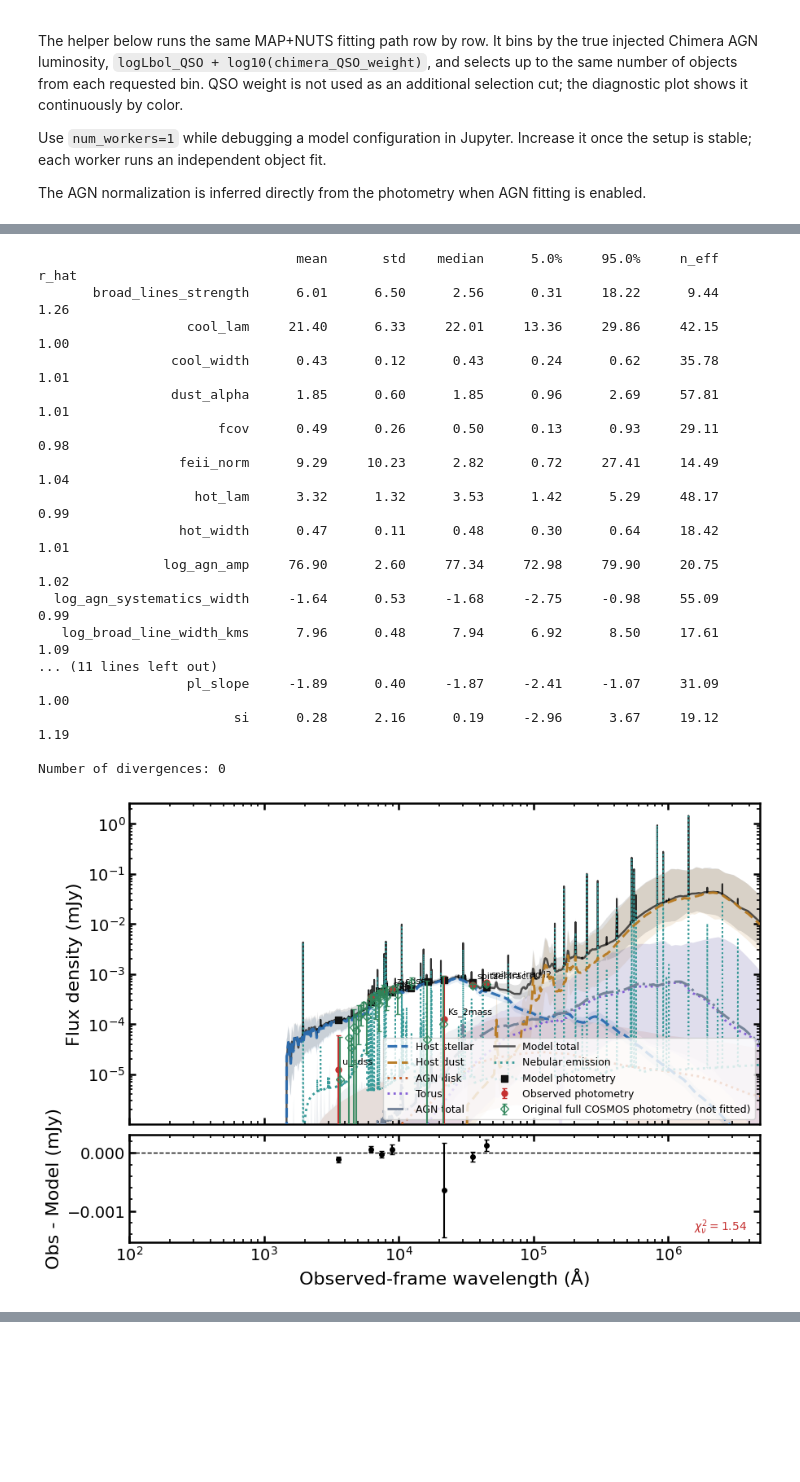
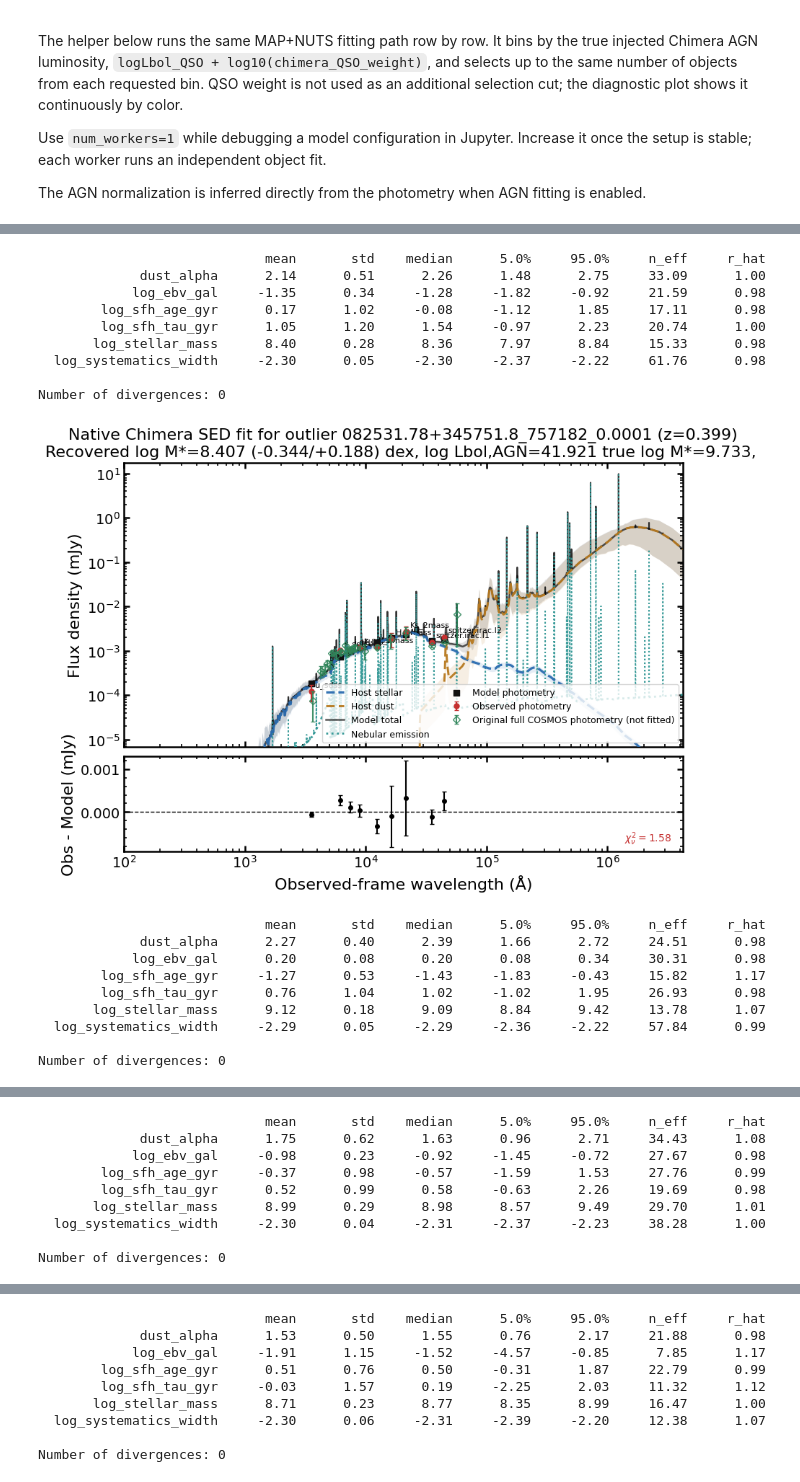
Before and after one commit to burke86/grahspj, a Jupyter notebook: notebooks/03_chimera_benchmarks.ipynb, the cells around one changed output, grey strips where cells are left out. Cells and saved outputs as stored; diff of their text form; code cells hidden in the pictures; blank space fills up the shorter version.

```diff
--- a/notebooks/03_chimera_benchmarks.ipynb
+++ b/notebooks/03_chimera_benchmarks.ipynb
@@ -811,7 +860,7 @@ def plot_residual_fit_quality(result):
     fig.suptitle("Stellar-mass residual versus fit quality")
     return fig, axes
 # %%
-N_PER_LUMINOSITY_BIN = 50 * 1 #8
+N_PER_LUMINOSITY_BIN = 50 * 8
 N_PARALLEL_JOBS = min(4, os.cpu_count() or 1)
 JOB_OUTPUT_DIR = project_root / "notebook_outputs" / "chimera_luminosity_full_50"
 JOB_PYTHON = sys.executable  # current notebook environment; set to another Python path if needed
@@ -1021,6 +1070,8 @@ for summary_row in tqdm(outlier_rows, desc="Native outlier SEDs", unit="obj"):
     cfg.output.save_fig = False
     cfg.output.save_result = False
 
+    cfg.agn.fit_agn = False
+
     fitter = JAXSEDFit(cfg)
     fitter.fit(progress_bar=False)
     fig = fitter.plot_sed(
@@ -1035,46 +1086,56 @@ for summary_row in tqdm(outlier_rows, desc="Native outlier SEDs", unit="obj"):
         & np.isfinite(cosmos_err)
         & (cosmos_flux > 0.0)
         & (cosmos_err > 0.0)
     )
     sed_ax = fig.axes[0]
     sed_ax.errorbar(
         cosmos_filter_waves[cosmos_valid],
         cosmos_flux[cosmos_valid],
         yerr=cosmos_err[cosmos_valid],
         fmt="D",
         color="#2f855a",
         markerfacecolor="none",
         ms=5,
         capsize=2,
         alpha=0.9,
         label="Original full COSMOS photometry (not fitted)",
         zorder=8,
     )
     sed_ax.legend(loc="lower right", fontsize=9, ncol=2)
+
+    sed_ax.set_title(
+        f"Native Chimera SED fit for outlier {summary_row['id']} (z={summary_row['redshift']:.3f})\n"
+        f"Recovered log M*={summary_row['log_stellar_mass_fit']:.3f} "
+        f"(-{summary_row['log_stellar_mass_fit_err_lo']:.3f}/+{summary_row['log_stellar_mass_fit_err_hi']:.3f}) dex, "
+        f"log Lbol,AGN={summary_row['log_lbol_agn_fit']:.3f} "
+        f"true log M*={summary_row['log_stellar_mass_truth']:.3f}, "
+    )
+
     if np.any(cosmos_valid):
         xmin, xmax = sed_ax.get_xlim()
         ymin, ymax = sed_ax.get_ylim()
         sed_ax.set_xlim(min(xmin, 0.9 * np.min(cosmos_filter_waves[cosmos_valid])), max(xmax, 1.1 * np.max(cosmos_filter_waves[cosmos_valid])))
         sed_ax.set_ylim(min(ymin, 0.7 * np.min(cosmos_flux[cosmos_valid])), max(ymax, 1.8 * np.max(cosmos_flux[cosmos_valid])))
     fig.savefig(native_sed_dir / f"{summary_row['id']}_sed.png")
     display(fig)
     plt.close(fig)
 # %% [output]
-                                 mean       std    median      5.0%     95.0%     n_eff     r_hat
-       broad_lines_strength      6.01      6.50      2.56      0.31     18.22      9.44      1.26
-                   cool_lam     21.40      6.33     22.01     13.36     29.86     42.15      1.00
-                 cool_width      0.43      0.12      0.43      0.24      0.62     35.78      1.01
-                 dust_alpha      1.85      0.60      1.85      0.96      2.69     57.81      1.01
-                       fcov      0.49      0.26      0.50      0.13      0.93     29.11      0.98
-                  feii_norm      9.29     10.23      2.82      0.72     27.41     14.49      1.04
-                    hot_lam      3.32      1.32      3.53      1.42      5.29     48.17      0.99
-                  hot_width      0.47      0.11      0.48      0.30      0.64     18.42      1.01
-                log_agn_amp     76.90      2.60     77.34     72.98     79.90     20.75      1.02
-  log_agn_systematics_width     -1.64      0.53     -1.68     -2.75     -0.98     55.09      0.99
-   log_broad_line_width_kms      7.96      0.48      7.94      6.92      8.50     17.61      1.09
-... (11 lines left out)
-                   pl_slope     -1.89      0.40     -1.87     -2.41     -1.07     31.09      1.00
-                         si      0.28      2.16      0.19     -2.96      3.67     19.12      1.19
+                             mean       std    median      5.0%     95.0%     n_eff     r_hat
+             dust_alpha      2.14      0.51      2.26      1.48      2.75     33.09      1.00
+            log_ebv_gal     -1.35      0.34     -1.28     -1.82     -0.92     21.59      0.98
+        log_sfh_age_gyr      0.17      1.02     -0.08     -1.12      1.85     17.11      0.98
+        log_sfh_tau_gyr      1.05      1.20      1.54     -0.97      2.23     20.74      1.00
+       log_stellar_mass      8.40      0.28      8.36      7.97      8.84     15.33      0.98
+  log_systematics_width     -2.30      0.05     -2.30     -2.37     -2.22     61.76      0.98
 
 Number of divergences: 0
-[figure, old version]
+[figure, new version]
+                             mean       std    median      5.0%     95.0%     n_eff     r_hat
+             dust_alpha      2.27      0.40      2.39      1.66      2.72     24.51      0.98
+            log_ebv_gal      0.20      0.08      0.20      0.08      0.34     30.31      0.98
+        log_sfh_age_gyr     -1.27      0.53     -1.43     -1.83     -0.43     15.82      1.17
+        log_sfh_tau_gyr      0.76      1.04      1.02     -1.02      1.95     26.93      0.98
+       log_stellar_mass      9.12      0.18      9.09      8.84      9.42     13.78      1.07
+  log_systematics_width     -2.29      0.05     -2.29     -2.36     -2.22     57.84      0.99
+
+Number of divergences: 0
@@ -1080,0 +1143,9 @@ Number of divergences: 0
+                             mean       std    median      5.0%     95.0%     n_eff     r_hat
+             dust_alpha      1.75      0.62      1.63      0.96      2.71     34.43      1.08
+            log_ebv_gal     -0.98      0.23     -0.92     -1.45     -0.72     27.67      0.98
+        log_sfh_age_gyr     -0.37      0.98     -0.57     -1.59      1.53     27.76      0.99
+        log_sfh_tau_gyr      0.52      0.99      0.58     -0.63      2.26     19.69      0.98
+       log_stellar_mass      8.99      0.29      8.98      8.57      9.49     29.70      1.01
+  log_systematics_width     -2.30      0.04     -2.31     -2.37     -2.23     38.28      1.00
+
+Number of divergences: 0
@@ -1080,0 +1153,9 @@ Number of divergences: 0
+                             mean       std    median      5.0%     95.0%     n_eff     r_hat
+             dust_alpha      1.53      0.50      1.55      0.76      2.17     21.88      0.98
+            log_ebv_gal     -1.91      1.15     -1.52     -4.57     -0.85      7.85      1.17
+        log_sfh_age_gyr      0.51      0.76      0.50     -0.31      1.87     22.79      0.99
+        log_sfh_tau_gyr     -0.03      1.57      0.19     -2.25      2.03     11.32      1.12
+       log_stellar_mass      8.71      0.23      8.77      8.35      8.99     16.47      1.00
+  log_systematics_width     -2.30      0.06     -2.31     -2.39     -2.20     12.38      1.07
+
+Number of divergences: 0
```
Also changed, not shown: parts of 10 cells of this notebook, 27 other files.
